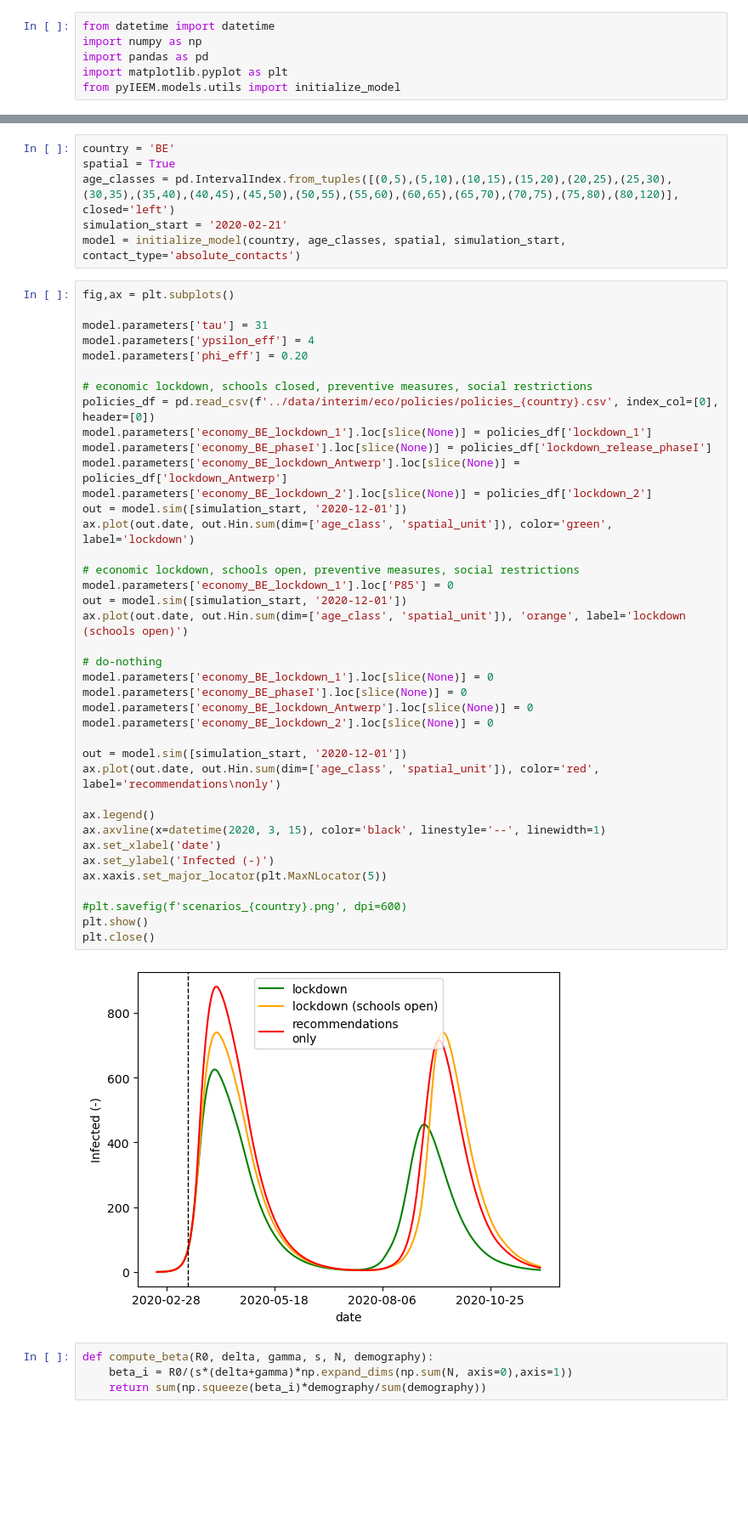
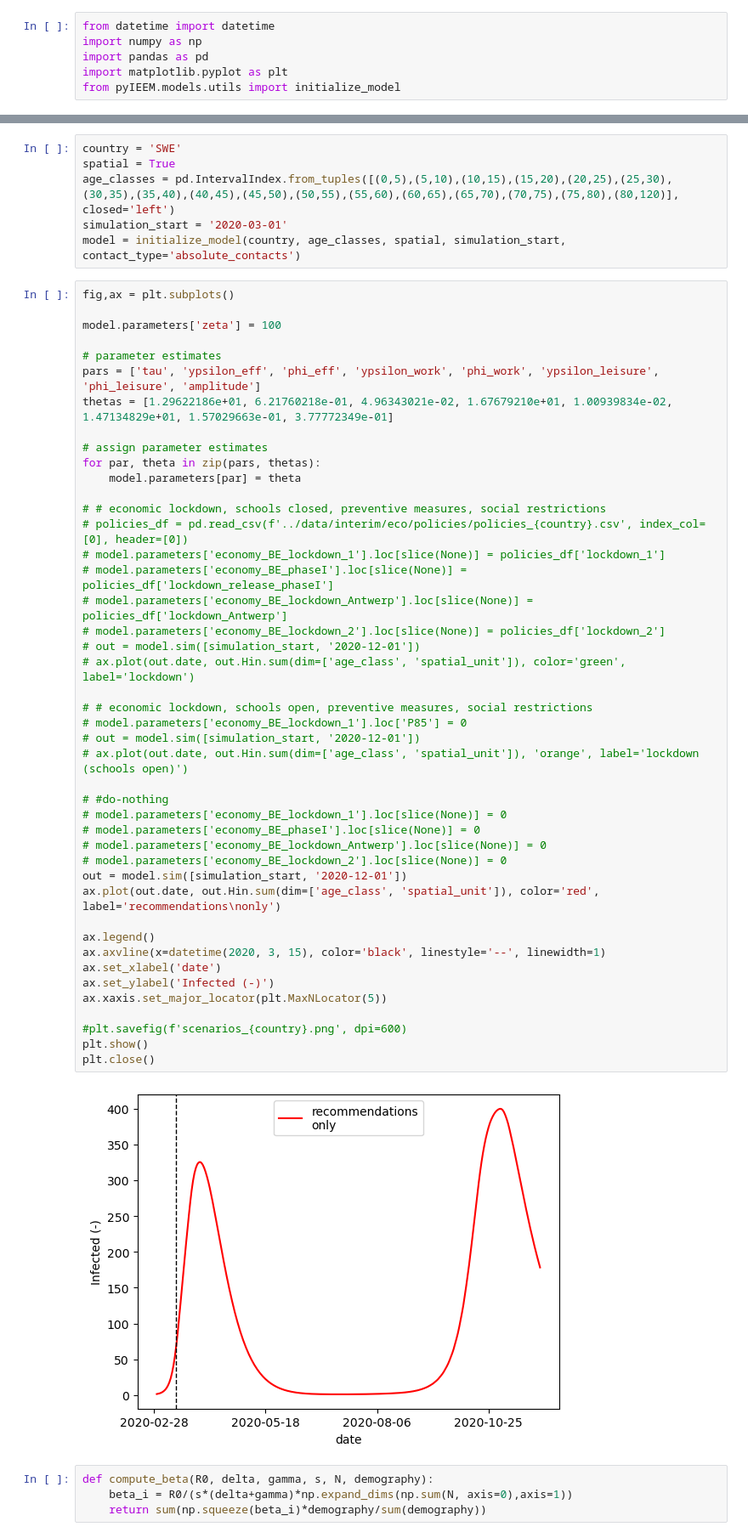
Before and after one commit to twallema/pyIEEM, a Jupyter notebook: notebooks/scratch-SIR-recurrent-mobility.ipynb, the cells around one changed output, grey strips where cells are left out. Shown at 85% size. Cells and saved outputs as stored; diff of their text form; blank space fills up the shorter version.

Commit message:
Calibrate epi model (#10)

```diff
--- a/notebooks/scratch-SIR-recurrent-mobility.ipynb
+++ b/notebooks/scratch-SIR-recurrent-mobility.ipynb
@@ -74,50 +77,55 @@ plt.close()
 # %%
-country = 'BE'
+country = 'SWE'
 spatial = True
 age_classes = pd.IntervalIndex.from_tuples([(0,5),(5,10),(10,15),(15,20),(20,25),(25,30),(30,35),(35,40),(40,45),(45,50),(50,55),(55,60),(60,65),(65,70),(70,75),(75,80),(80,120)], closed='left')
-simulation_start = '2020-02-21'
+simulation_start = '2020-03-01'
 model = initialize_model(country, age_classes, spatial, simulation_start, contact_type='absolute_contacts')
 # %%
 fig,ax = plt.subplots()
 
-model.parameters['tau'] = 31
-model.parameters['ypsilon_eff'] = 4
-model.parameters['phi_eff'] = 0.20
+model.parameters['zeta'] = 100
 
-# economic lockdown, schools closed, preventive measures, social restrictions
-policies_df = pd.read_csv(f'../data/interim/eco/policies/policies_{country}.csv', index_col=[0], header=[0])
-model.parameters['economy_BE_lockdown_1'].loc[slice(None)] = policies_df['lockdown_1']
-model.parameters['economy_BE_phaseI'].loc[slice(None)] = policies_df['lockdown_release_phaseI']
-model.parameters['economy_BE_lockdown_Antwerp'].loc[slice(None)] = policies_df['lockdown_Antwerp']
-model.parameters['economy_BE_lockdown_2'].loc[slice(None)] = policies_df['lockdown_2']
-out = model.sim([simulation_start, '2020-12-01'])
-ax.plot(out.date, out.Hin.sum(dim=['age_class', 'spatial_unit']), color='green', label='lockdown')
+# parameter estimates
+pars = ['tau', 'ypsilon_eff', 'phi_eff', 'ypsilon_work', 'phi_work', 'ypsilon_leisure', 'phi_leisure', 'amplitude']
+thetas = [1.29622186e+01, 6.21760218e-01, 4.96343021e-02, 1.67679210e+01, 1.00939834e-02, 1.47134829e+01, 1.57029663e-01, 3.77772349e-01]
 
-# economic lockdown, schools open, preventive measures, social restrictions
-model.parameters['economy_BE_lockdown_1'].loc['P85'] = 0
-out = model.sim([simulation_start, '2020-12-01'])
-ax.plot(out.date, out.Hin.sum(dim=['age_class', 'spatial_unit']), 'orange', label='lockdown (schools open)')
+# assign parameter estimates
+for par, theta in zip(pars, thetas):
+    model.parameters[par] = theta
 
-# do-nothing
-model.parameters['economy_BE_lockdown_1'].loc[slice(None)] = 0
-model.parameters['economy_BE_phaseI'].loc[slice(None)] = 0
-model.parameters['economy_BE_lockdown_Antwerp'].loc[slice(None)] = 0
-model.parameters['economy_BE_lockdown_2'].loc[slice(None)] = 0
+# # economic lockdown, schools closed, preventive measures, social restrictions
+# policies_df = pd.read_csv(f'../data/interim/eco/policies/policies_{country}.csv', index_col=[0], header=[0])
+# model.parameters['economy_BE_lockdown_1'].loc[slice(None)] = policies_df['lockdown_1']
+# model.parameters['economy_BE_phaseI'].loc[slice(None)] = policies_df['lockdown_release_phaseI']
+# model.parameters['economy_BE_lockdown_Antwerp'].loc[slice(None)] = policies_df['lockdown_Antwerp']
+# model.parameters['economy_BE_lockdown_2'].loc[slice(None)] = policies_df['lockdown_2']
+# out = model.sim([simulation_start, '2020-12-01'])
+# ax.plot(out.date, out.Hin.sum(dim=['age_class', 'spatial_unit']), color='green', label='lockdown')
 
+# # economic lockdown, schools open, preventive measures, social restrictions
+# model.parameters['economy_BE_lockdown_1'].loc['P85'] = 0
+# out = model.sim([simulation_start, '2020-12-01'])
+# ax.plot(out.date, out.Hin.sum(dim=['age_class', 'spatial_unit']), 'orange', label='lockdown (schools open)')
+
+# #do-nothing
+# model.parameters['economy_BE_lockdown_1'].loc[slice(None)] = 0
+# model.parameters['economy_BE_phaseI'].loc[slice(None)] = 0
+# model.parameters['economy_BE_lockdown_Antwerp'].loc[slice(None)] = 0
+# model.parameters['economy_BE_lockdown_2'].loc[slice(None)] = 0
 out = model.sim([simulation_start, '2020-12-01'])
 ax.plot(out.date, out.Hin.sum(dim=['age_class', 'spatial_unit']), color='red', label='recommendations\nonly')
 
 ax.legend()
 ax.axvline(x=datetime(2020, 3, 15), color='black', linestyle='--', linewidth=1)
 ax.set_xlabel('date')
 ax.set_ylabel('Infected (-)')
 ax.xaxis.set_major_locator(plt.MaxNLocator(5))
 
 #plt.savefig(f'scenarios_{country}.png', dpi=600)
 plt.show()
 plt.close()
 # %% [output]
-[figure, old version]
+[figure, new version]
 # %%
 def compute_beta(R0, delta, gamma, s, N, demography):
     beta_i = R0/(s*(delta+gamma)*np.expand_dims(np.sum(N, axis=0),axis=1))
```
Also changed, not shown: parts of 4 cells of this notebook, 27 other files.
